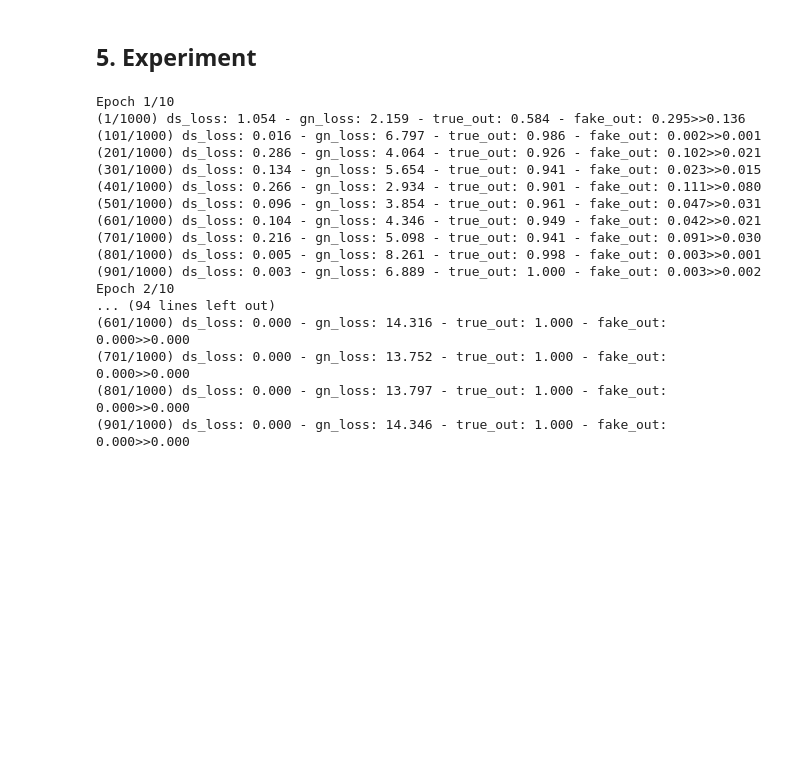
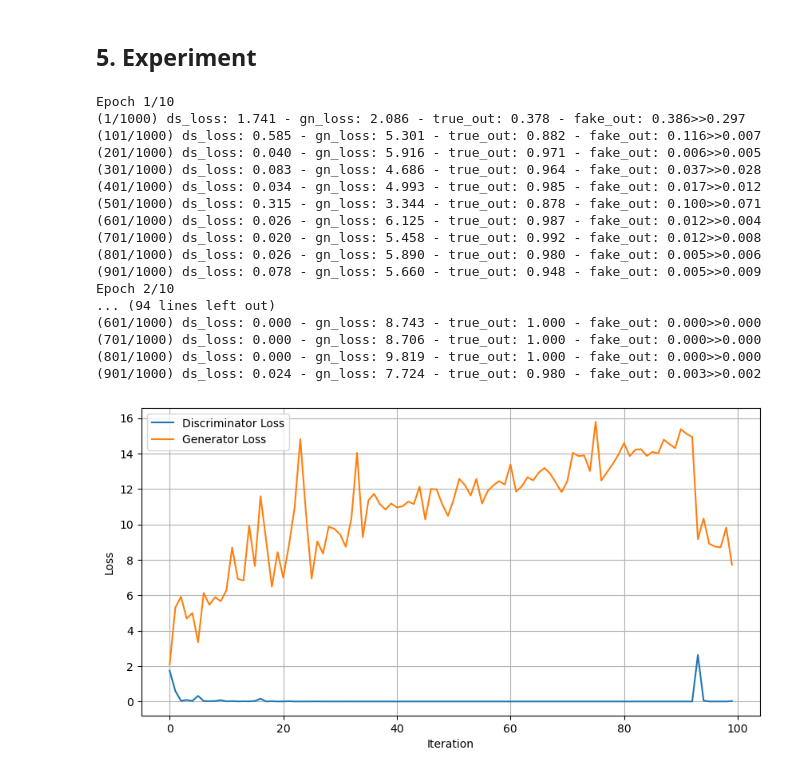
Before and after one commit to N-Shimoda/pilot-GAN, a Jupyter notebook: C-GAN-Color/C-DCGAN.ipynb, the cells around one changed output. Saved outputs shown, nothing was run; the diff lists cells and outputs as text; code cells hidden in the pictures; blank space fills up the shorter version.

```diff
--- a/C-GAN-Color/C-DCGAN.ipynb
+++ b/C-GAN-Color/C-DCGAN.ipynb
@@ -492,6 +532,10 @@ n_epoch = 10  # 学習回数
 # outf = '/content/drive/MyDrive/Colab Notebooks/C-GAN/C-GAN_PyTorch/result'
 # outf = "result"
 outf = "/home/a6000/github/pilot-GAN/C-GAN-Color/result"
+
+# list to save the loss history
+ds_losses = []
+gn_losses = []
 
 # save initial image (should be random noise)
 fake_image = generator(fixed_noise_label)
@@ -595,48 +639,62 @@ for epoch in range(n_epoch):
 
         # 100ステップごとに出力
         if itr % 100 == 0:
+            ds_losses.append(ds_err.item())
+            gn_losses.append(gn_err.item())
             print(
                 "({}/{}) ds_loss: {:.3f} - gn_loss: {:.3f} - true_out: {:.3f} - fake_out: {:.3f}>>{:.3f}".format(
                     itr + 1,  # ステップ数(イテレート回数)
                     len(dataloader),  # ステップ数(1エポックのバッチ数)
                     ds_err.item(),  # 識別器の損失
                     gn_err.item(),  # フェイクをオリジナルと誤認しない損失
                     true_dsout_mean,  # オリジナル画像の識別信号の平均
                     fake_dsout_mean1,  # フェイク画像の識別信号の平均
                     fake_dsout_mean2,  # 更新後識別器のフェイクの識別信号平均
                 )
             )
 
         # 学習開始直後にオリジナル画像を保存する
         if epoch == 0 and itr == 0:
             vutils.save_image(
                 real_image, "{}/real_samples.png".format(outf), normalize=True, nrow=10
             )
 
     # 確認用画像の生成
     # 1エポック終了ごとに確認用の生成画像を生成する
     fake_image = generator(fixed_noise_label)
     vutils.save_image(
         fake_image.detach(),
         "{}/fake_samples_epoch_{:03d}.png".format(outf, epoch + 1),
         normalize=True,
         nrow=10,
     )
+
+# 損失のプロット
+plt.figure(figsize=(10, 5))
+plt.plot(ds_losses, label="Discriminator Loss")
+plt.plot(gn_losses, label="Generator Loss")
+plt.xlabel("Iteration")
+plt.ylabel("Loss")
+plt.legend()
+plt.grid(True)
+plt.savefig("{}/loss_plot.png".format(outf))
+plt.show()
 # %% [output]
 Epoch 1/10
-(1/1000) ds_loss: 1.054 - gn_loss: 2.159 - true_out: 0.584 - fake_out: 0.295>>0.136
-(101/1000) ds_loss: 0.016 - gn_loss: 6.797 - true_out: 0.986 - fake_out: 0.002>>0.001
-(201/1000) ds_loss: 0.286 - gn_loss: 4.064 - true_out: 0.926 - fake_out: 0.102>>0.021
-(301/1000) ds_loss: 0.134 - gn_loss: 5.654 - true_out: 0.941 - fake_out: 0.023>>0.015
-(401/1000) ds_loss: 0.266 - gn_loss: 2.934 - true_out: 0.901 - fake_out: 0.111>>0.080
-(501/1000) ds_loss: 0.096 - gn_loss: 3.854 - true_out: 0.961 - fake_out: 0.047>>0.031
-(601/1000) ds_loss: 0.104 - gn_loss: 4.346 - true_out: 0.949 - fake_out: 0.042>>0.021
-(701/1000) ds_loss: 0.216 - gn_loss: 5.098 - true_out: 0.941 - fake_out: 0.091>>0.030
-(801/1000) ds_loss: 0.005 - gn_loss: 8.261 - true_out: 0.998 - fake_out: 0.003>>0.001
-(901/1000) ds_loss: 0.003 - gn_loss: 6.889 - true_out: 1.000 - fake_out: 0.003>>0.002
+(1/1000) ds_loss: 1.741 - gn_loss: 2.086 - true_out: 0.378 - fake_out: 0.386>>0.297
+(101/1000) ds_loss: 0.585 - gn_loss: 5.301 - true_out: 0.882 - fake_out: 0.116>>0.007
+(201/1000) ds_loss: 0.040 - gn_loss: 5.916 - true_out: 0.971 - fake_out: 0.006>>0.005
+(301/1000) ds_loss: 0.083 - gn_loss: 4.686 - true_out: 0.964 - fake_out: 0.037>>0.028
+(401/1000) ds_loss: 0.034 - gn_loss: 4.993 - true_out: 0.985 - fake_out: 0.017>>0.012
+(501/1000) ds_loss: 0.315 - gn_loss: 3.344 - true_out: 0.878 - fake_out: 0.100>>0.071
+(601/1000) ds_loss: 0.026 - gn_loss: 6.125 - true_out: 0.987 - fake_out: 0.012>>0.004
+(701/1000) ds_loss: 0.020 - gn_loss: 5.458 - true_out: 0.992 - fake_out: 0.012>>0.008
+(801/1000) ds_loss: 0.026 - gn_loss: 5.890 - true_out: 0.980 - fake_out: 0.005>>0.006
+(901/1000) ds_loss: 0.078 - gn_loss: 5.660 - true_out: 0.948 - fake_out: 0.005>>0.009
 Epoch 2/10
 ... (94 lines left out)
-(601/1000) ds_loss: 0.000 - gn_loss: 14.316 - true_out: 1.000 - fake_out: 0.000>>0.000
-(701/1000) ds_loss: 0.000 - gn_loss: 13.752 - true_out: 1.000 - fake_out: 0.000>>0.000
-(801/1000) ds_loss: 0.000 - gn_loss: 13.797 - true_out: 1.000 - fake_out: 0.000>>0.000
-(901/1000) ds_loss: 0.000 - gn_loss: 14.346 - true_out: 1.000 - fake_out: 0.000>>0.000
+(601/1000) ds_loss: 0.000 - gn_loss: 8.743 - true_out: 1.000 - fake_out: 0.000>>0.000
+(701/1000) ds_loss: 0.000 - gn_loss: 8.706 - true_out: 1.000 - fake_out: 0.000>>0.000
+(801/1000) ds_loss: 0.000 - gn_loss: 9.819 - true_out: 1.000 - fake_out: 0.000>>0.000
+(901/1000) ds_loss: 0.024 - gn_loss: 7.724 - true_out: 0.980 - fake_out: 0.003>>0.002
+[figure, added]
```
Also changed, not shown: parts of 4 cells of this notebook, 13 other files.
